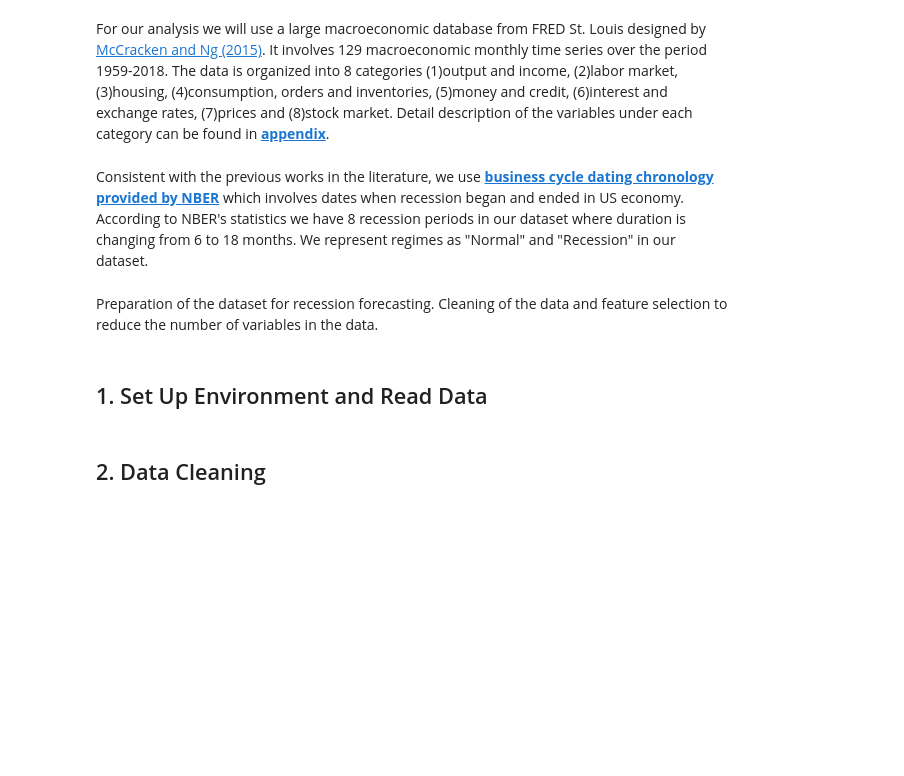
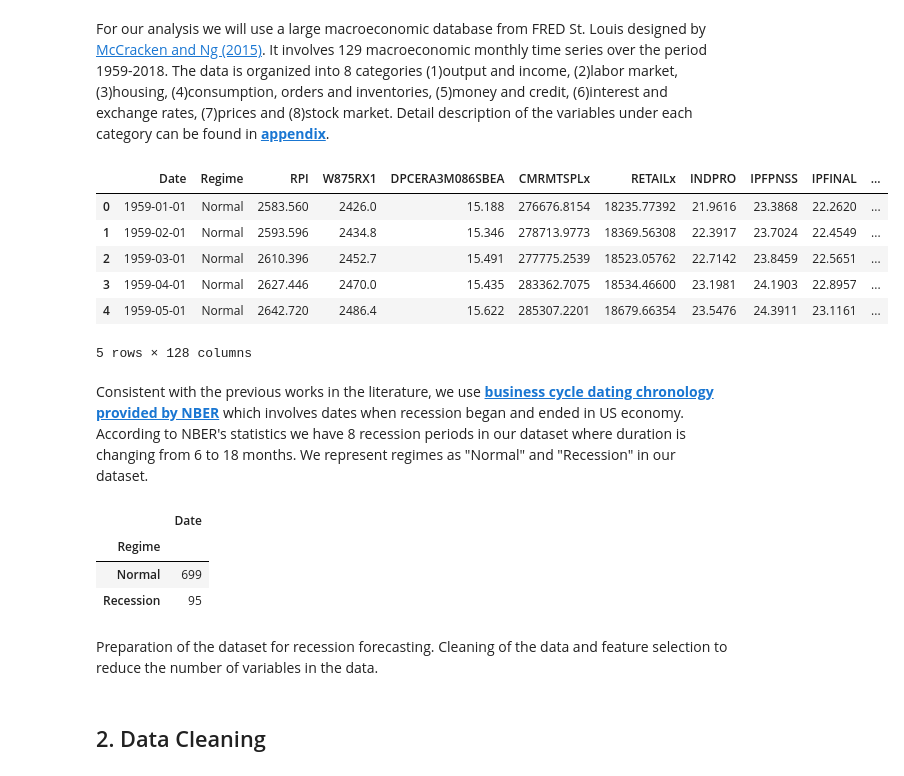
Before and after one commit to atkrish0/regime-shift-forecasting, a Jupyter notebook: RSF.ipynb, the cells around one changed output. Cells and saved outputs as stored; diff of their text form; code cells hidden in the pictures; blank space fills up the shorter version.

```diff
--- a/RSF.ipynb
+++ b/RSF.ipynb
@@ -24,2 +48,38 @@ bigmacro.head()
+# %%
+# Load US recession indicator and process it
+usrec = pd.read_csv("data/USREC.csv", parse_dates=["observation_date"])
+usrec = usrec[usrec["observation_date"] >= "1959-01-01"].copy()
+usrec["Regime"] = usrec["USREC"].map({1: "Recession", 0: "Normal"})
+usrec = usrec.rename(columns={"observation_date": "Date"})
+
+# Load the data again, treating row 1 as data and row 0 as header
+fred_md = pd.read_csv("data/fred-md-current.csv", skiprows=[1])
+
+# Confirm correct column name for the date column
+fred_md = fred_md.rename(columns={"sasdate": "Date"})
+
+# Convert both to datetime
+fred_md["Date"] = pd.to_datetime(fred_md["Date"])
+usrec["Date"] = pd.to_datetime(usrec["Date"])
+
+# Merge on Date
+merged = fred_md.merge(usrec[["Date", "Regime"]], on="Date", how="left")
+
+# Move Regime to second column
+cols = merged.columns.tolist()
+if "Regime" in cols:
+    cols.insert(1, cols.pop(cols.index("Regime")))
+    merged = merged[cols]
+
+# Preview
+merged.head()
+# %% [output]
+|  | Date | Regime | RPI | W875RX1 | DPCERA3M086SBEA | CMRMTSPLx | RETAILx | INDPRO | IPFPNSS | IPFINAL | ... |
+| 0 | 1959-01-01 | Normal | 2583.560 | 2426.0 | 15.188 | 276676.8154 | 18235.77392 | 21.9616 | 23.3868 | 22.2620 | ... |
+| 1 | 1959-02-01 | Normal | 2593.596 | 2434.8 | 15.346 | 278713.9773 | 18369.56308 | 22.3917 | 23.7024 | 22.4549 | ... |
+| 2 | 1959-03-01 | Normal | 2610.396 | 2452.7 | 15.491 | 277775.2539 | 18523.05762 | 22.7142 | 23.8459 | 22.5651 | ... |
+| 3 | 1959-04-01 | Normal | 2627.446 | 2470.0 | 15.435 | 283362.7075 | 18534.46600 | 23.1981 | 24.1903 | 22.8957 | ... |
+| 4 | 1959-05-01 | Normal | 2642.720 | 2486.4 | 15.622 | 285307.2201 | 18679.66354 | 23.5476 | 24.3911 | 23.1161 | ... |
+5 rows × 128 columns
 # %% [markdown]
 Consistent with the previous works in the literature, we use __[business cycle dating chronology provided by NBER](http://www.nber.org/cycles.html)__  which involves dates when recession began and ended in US economy. According to NBER's statistics we have 8 recession periods in our dataset where duration is changing from 6 to 18 months. We represent regimes as "Normal" and "Recession" in our dataset.
@@ -30,6 +86,9 @@ bigmacro.head()
 # %%
-bigmacro[["Date","Regime"]].groupby("Regime").count()
+merged[["Date","Regime"]].groupby("Regime").count()
+# %% [output]
+|  | Date |
+| Regime |  |
+| Normal | 699 |
+| Recession | 95 |
 # %% [markdown]
 Preparation of the dataset for recession forecasting. Cleaning of the data and feature selection to reduce the number of variables in the data.
-# %% [markdown]
-## 1. Set Up Environment and Read Data <a id="1"></a>
```
Also changed, not shown: parts of 36 cells of this notebook, 2 other files.
